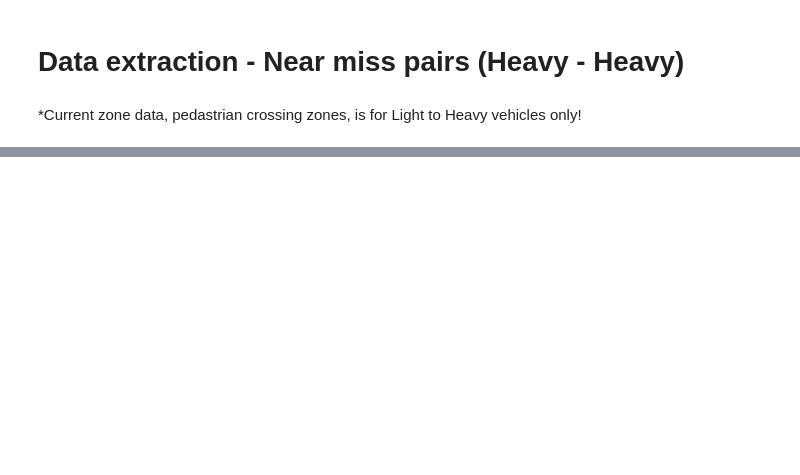
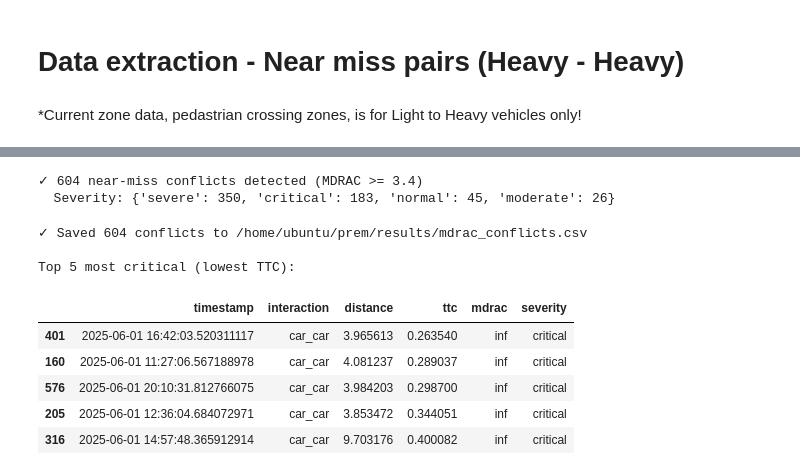
Before and after one commit to saikaushhikp/Flow_analytics, a Jupyter notebook: base_v2.ipynb, the cells around one changed output, grey strips where cells are left out. Saved outputs shown, nothing was run; the diff lists cells and outputs as text; code cells hidden in the pictures; blank space fills up the shorter version.

```diff
--- a/base_v2.ipynb
+++ b/base_v2.ipynb
@@ -758,3 +794,7 @@ near_miss_zones = [{"id":"1074","name":"Pedestrian Crossing 1","type":"analytics
 zones_df = pd.DataFrame(near_miss_zones)
 zones_df["geometry"] = zones_df["vertices"].apply(wkt.loads)
 gdf_zones = gpd.GeoDataFrame(zones_df, geometry="geometry")
+
+# Filter objects inside zones (using existing attach_zones_to_objects function)
+objects = attach_zones_to_objects(df, gdf_zones, how="inner")
+print(f"✓ {len(objects):,} rows in pedestrian crossing zones")
@@ -760,0 +838,63 @@ gdf_zones = gpd.GeoDataFrame(zones_df, geometry="geometry")
+# %%
+# =============================================================================
+# CALCULATE MDRAC NEAR-MISS SCORES
+# =============================================================================
+# Applies Modified DRAC formula with Perception-Reaction Time
+
+from ssm.m_drac import ModifiedDRAC
+
+if len(vehicle_pairs) > 0:
+    # Initialize MDRAC detector
+    mdrac_detector = ModifiedDRAC(config)
+
+    # Calculate MDRAC for all pairs
+    vehicle_pairs = mdrac_detector.calculate_mdrac(vehicle_pairs)
+
+    # Filter by minimum threshold
+    min_mdrac = config['mdrac']['min_mdrac']
+    conflicts = vehicle_pairs[vehicle_pairs['mdrac'] >= min_mdrac].copy()
+
+    # Classify severity
+    conflicts = mdrac_detector.classify_severity(conflicts)
+
+    # Deduplicate (keep first detection of each pair)
+    conflicts = mdrac_detector.deduplicate_temporal(conflicts)
+
+    # Format output
+    conflicts = mdrac_detector.format_output(conflicts)
+
+    print(f"✓ {len(conflicts):,} near-miss conflicts detected (MDRAC >= {min_mdrac})")
+    if len(conflicts) > 0:
+        print(f"  Severity: {conflicts['severity'].value_counts().to_dict()}")
+else:
+    conflicts = pd.DataFrame()
+    print("⚠ No pairs to analyze")
+# %% [output]
+✓ 604 near-miss conflicts detected (MDRAC >= 3.4)
+  Severity: {'severe': 350, 'critical': 183, 'normal': 45, 'moderate': 26}
+# %%
+# =============================================================================
+# SAVE RESULTS TO CSV
+# =============================================================================
+
+output_path = '/home/ubuntu/prem/results/mdrac_conflicts.csv'
+
+if len(conflicts) > 0:
+    conflicts.to_csv(output_path, index=False)
+    print(f"✓ Saved {len(conflicts):,} conflicts to {output_path}")
+
+    # Preview
+    print(f"\nTop 5 most critical (lowest TTC):")
+    display(conflicts.nsmallest(5, 'ttc')[['timestamp', 'interaction', 'distance', 'ttc', 'mdrac', 'severity']])
+else:
+    print("⚠ No conflicts to save")
+# %% [output]
+✓ Saved 604 conflicts to /home/ubuntu/prem/results/mdrac_conflicts.csv
+
+Top 5 most critical (lowest TTC):
+|  | timestamp | interaction | distance | ttc | mdrac | severity |
+| 401 | 2025-06-01 16:42:03.520311117 | car_car | 3.965613 | 0.263540 | inf | critical |
+| 160 | 2025-06-01 11:27:06.567188978 | car_car | 4.081237 | 0.289037 | inf | critical |
+| 576 | 2025-06-01 20:10:31.812766075 | car_car | 3.984203 | 0.298700 | inf | critical |
+| 205 | 2025-06-01 12:36:04.684072971 | car_car | 3.853472 | 0.344051 | inf | critical |
+| 316 | 2025-06-01 14:57:48.365912914 | car_car | 9.703176 | 0.400082 | inf | critical |
```
Also changed, not shown: parts of 25 cells of this notebook, 4 other files.
